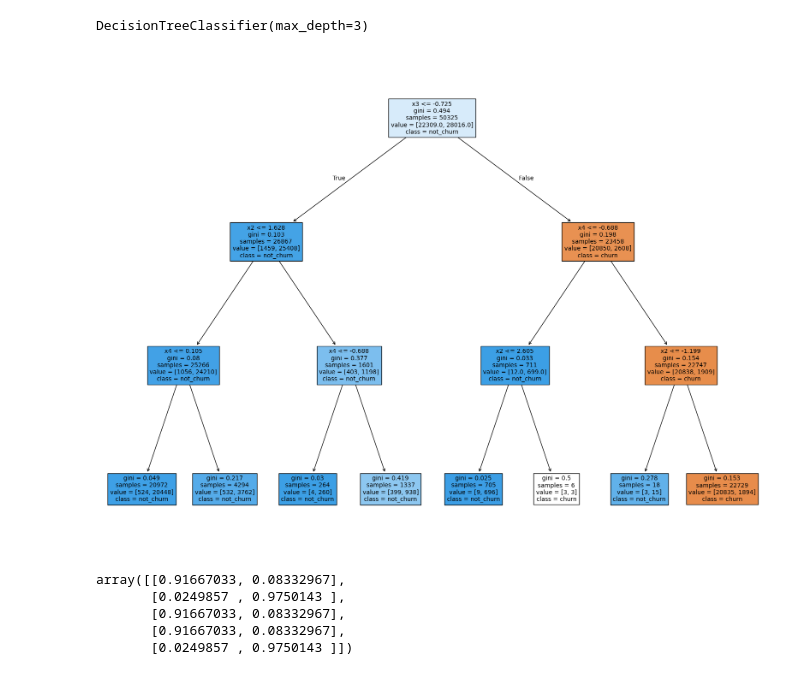
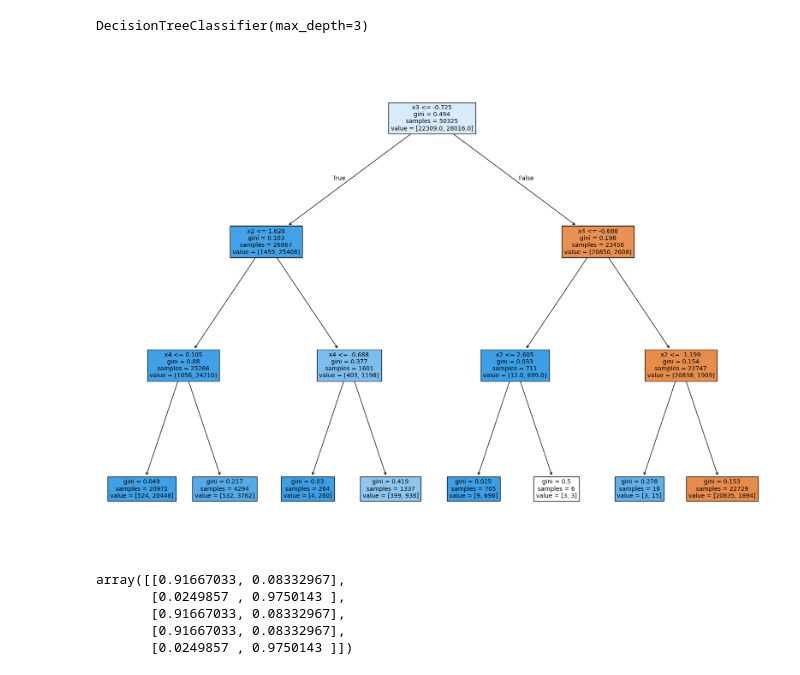
Before and after one commit to carerakjan/goit-telecom-project-group-1, a Jupyter notebook: project/notebooks/decision_tree.ipynb, the cells around one changed output. Drawn from its saved outputs; the diff is of its cells as text; code cells hidden in the pictures.

```diff
--- a/project/notebooks/decision_tree.ipynb
+++ b/project/notebooks/decision_tree.ipynb
@@ -1,11 +1,10 @@
 # %%
 import pandas as pd
 # %%
-df = pd.read_csv('../data/internet_service_churn_updated.csv')
+df = pd.read_csv('../data/internet_service_churn_scaled.csv')
 # %%
-df_X = df.iloc[:, :-1]
+df_X = df.drop(['churn'], axis=1)
 df_y = df['churn']
-states = ['churn', 'not_churn']
 # %%
 df_X.head()
 # %% [output]
@@ -97,7 +39,7 @@ pd.DataFrame(df_sc_X, df_y).head()
 # %%
 from sklearn.model_selection import train_test_split
 
-X_train, X_test, y_train, y_test = train_test_split(df_sc_X, df_y, test_size=0.3, random_state=1)
+X_train, X_test, y_train, y_test = train_test_split(df_X, df_y, test_size=0.3, random_state=1)
 # %%
 from sklearn.tree import DecisionTreeClassifier
 tree = DecisionTreeClassifier(max_depth=3)
@@ -107,12 +49,12 @@ DecisionTreeClassifier(max_depth=3)
 # %%
 from sklearn.tree import plot_tree
 import matplotlib.pyplot as plt
 
 _, ax = plt.subplots(figsize=(20, 15))
-plot_tree(tree, feature_names=[f'x{i}' for i in range(5)], class_names=states, filled=True, fontsize=10, ax=ax)
+plot_tree(tree, feature_names=[f'x{i}' for i in range(5)], filled=True, fontsize=10, ax=ax)
 plt.show()
 # %% [output]
-[figure, old version]
+[figure, new version]
 # %%
 y_pred_forest = tree.predict_proba(X_test)
 # %%
```
Also changed, not shown: parts of 7 cells of this notebook, 2 other files.
